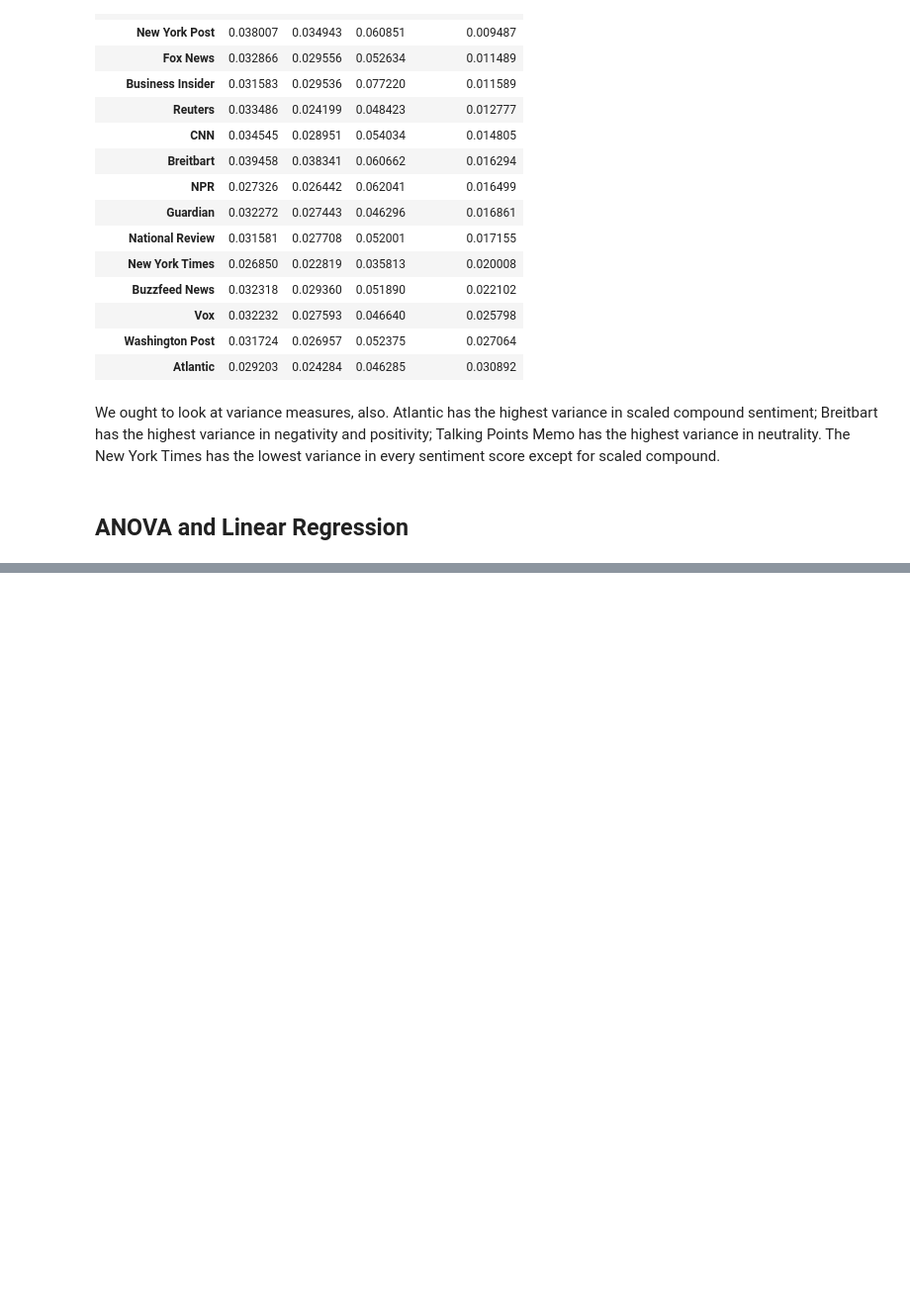
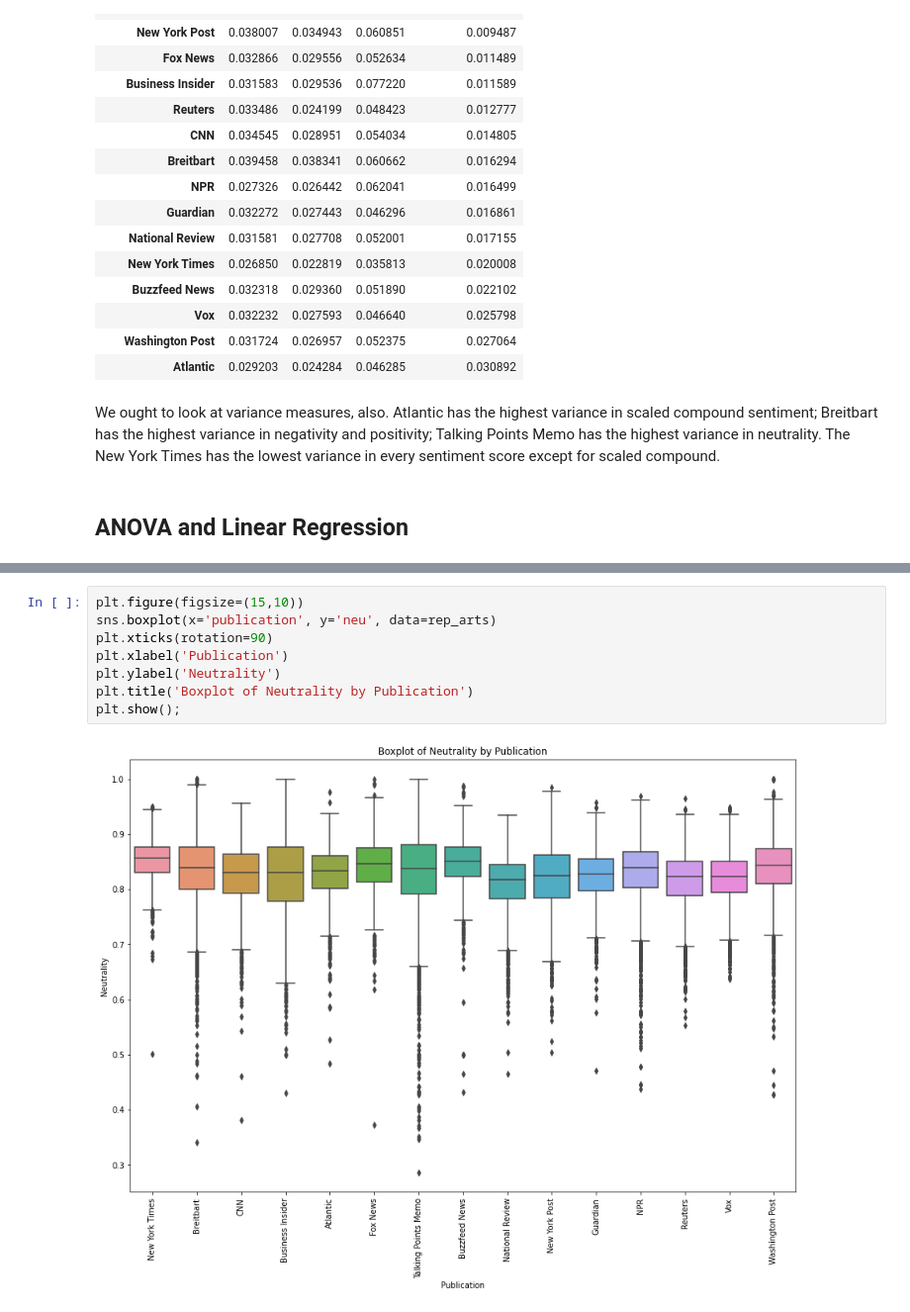
Before and after one commit to jrizcallah/Springboard, a Jupyter notebook: Springboard/capstone2/Topic_Separation.ipynb, the cells around one changed output, grey strips where cells are left out. Shown at 99% size. Drawn from its saved outputs; the diff is of its cells as text; blank space fills up the shorter version.

```diff
--- a/Springboard/capstone2/Topic_Separation.ipynb
+++ b/Springboard/capstone2/Topic_Separation.ipynb
@@ -349,0 +355,10 @@ At this point, I want to run a Linear Regression and an ANOVA to look for statis
+# %%
+plt.figure(figsize=(15,10))
+sns.boxplot(x='publication', y='neu', data=rep_arts)
+plt.xticks(rotation=90)
+plt.xlabel('Publication')
+plt.ylabel('Neutrality')
+plt.title('Boxplot of Neutrality by Publication')
+plt.show();
+# %% [output]
+[figure, added]
```
Also changed, not shown: parts of 21 cells of this notebook, 7 other files.
